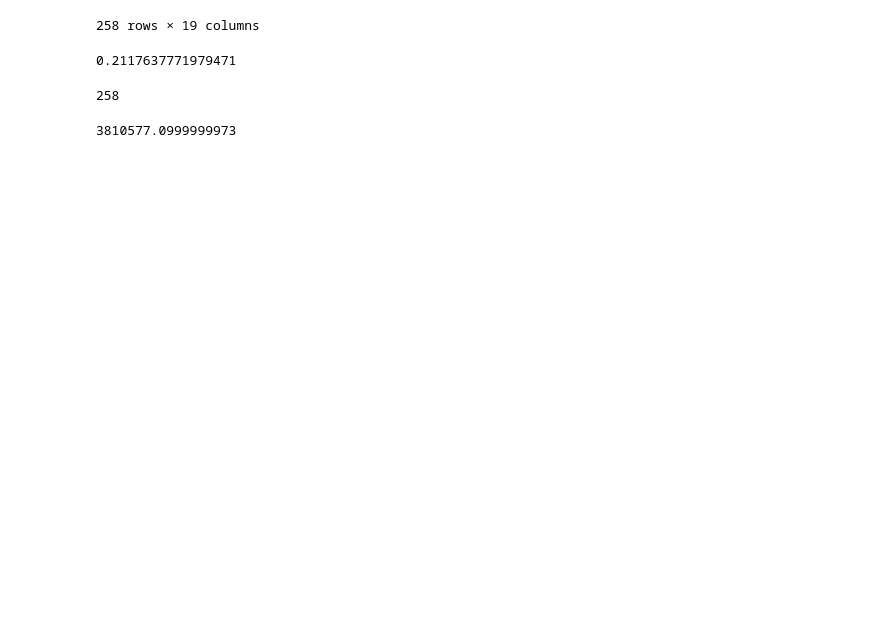
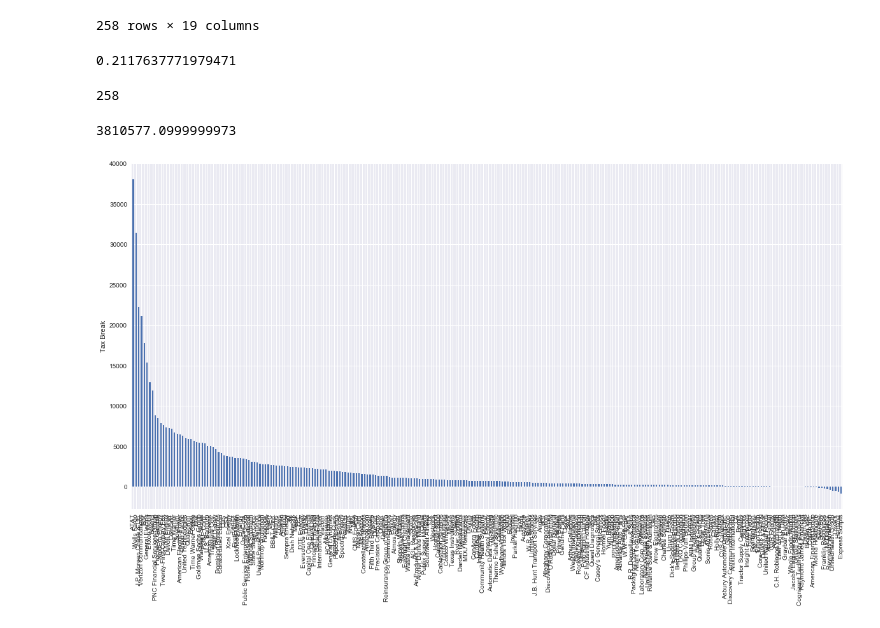
Before and after one commit to TheBatmanofButler/the-perfect-number, a Jupyter notebook: notebooks/Prototyping_Data.ipynb, the cells around one changed output. Saved outputs shown, nothing was run; the diff lists cells and outputs as text; code cells hidden in the pictures; blank space fills up the shorter version.

Commit message:
finish slide 4

```diff
--- a/notebooks/Prototyping_Data.ipynb
+++ b/notebooks/Prototyping_Data.ipynb
@@ -474,3 +474,10 @@ len(interactive_data)
 interactive_data['profit'].sum()
 # %% [output]
 3810577.0999999973
+# %%
+interactive_data['tax_break'].sort_values(ascending=False).plot('bar').set_ylabel('Tax Break')
+# plt.plot([0,258],[35,35], 'r')
+# plt.title('Slide 3')
+plt.show()
+# %% [output]
+[figure, added]
```
